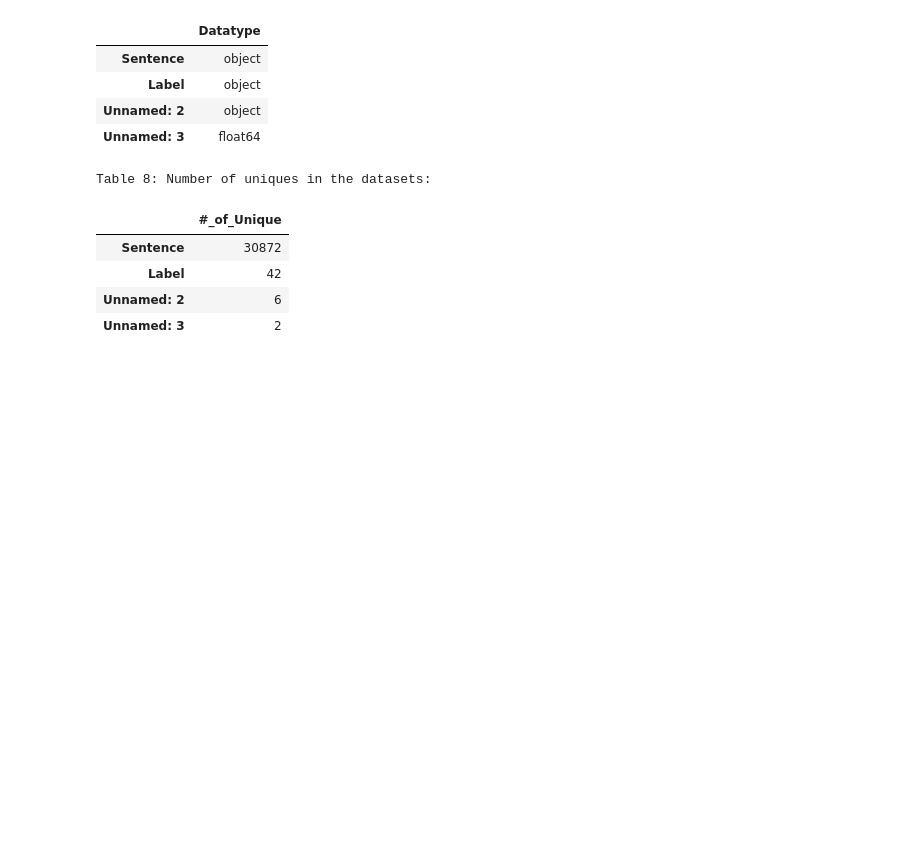
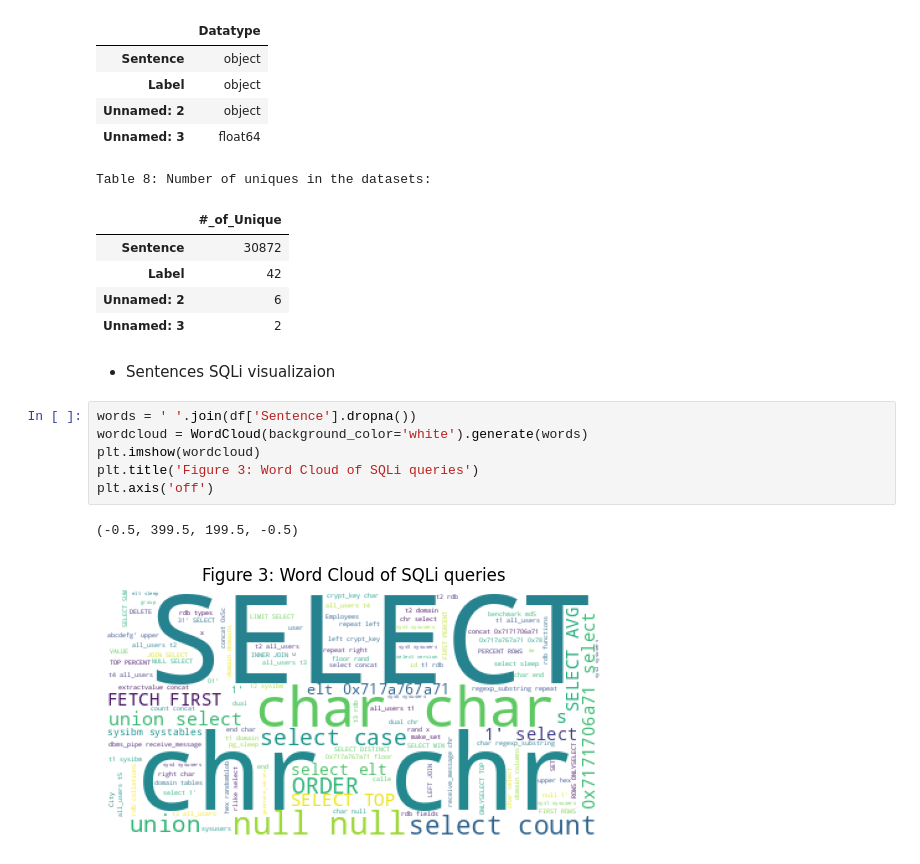
Before and after one commit to sondosaabed/SQL-Injection-Attack-Detection, a Jupyter notebook: SQLi-Dataset-Exploration.ipynb, the cells around one changed output. Drawn from its saved outputs; the diff is of its cells as text; blank space fills up the shorter version.

Commit message:
Kaggle Notebook | SQLi-Dataset-Exploration | Sentence Visualization

```diff
--- a/SQLi-Dataset-Exploration.ipynb
+++ b/SQLi-Dataset-Exploration.ipynb
@@ -131,3 +133,14 @@ Table 8: Number of uniques in the datasets:
 | Label | 42 |
 | Unnamed: 2 | 6 |
 | Unnamed: 3 | 2 |
+# %% [markdown]
+- Sentences SQLi visualizaion
+# %%
+words = ' '.join(df['Sentence'].dropna())
+wordcloud = WordCloud(background_color='white').generate(words)
+plt.imshow(wordcloud)
+plt.title('Figure 3: Word Cloud of SQLi queries')
+plt.axis('off')
+# %% [output]
+(-0.5, 399.5, 199.5, -0.5)
+[figure, added]
```
Also changed, not shown: parts of 1 cell of this notebook.
